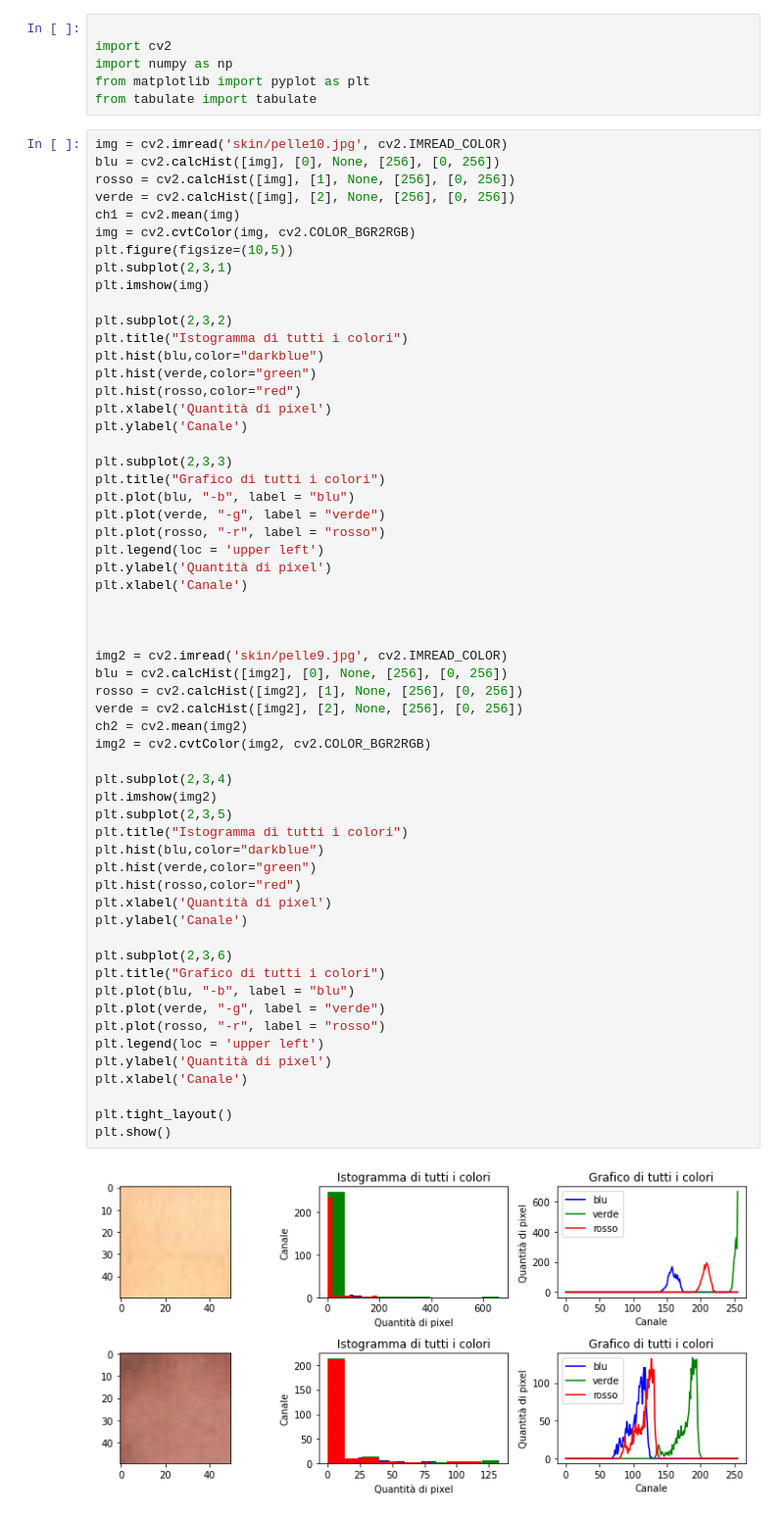
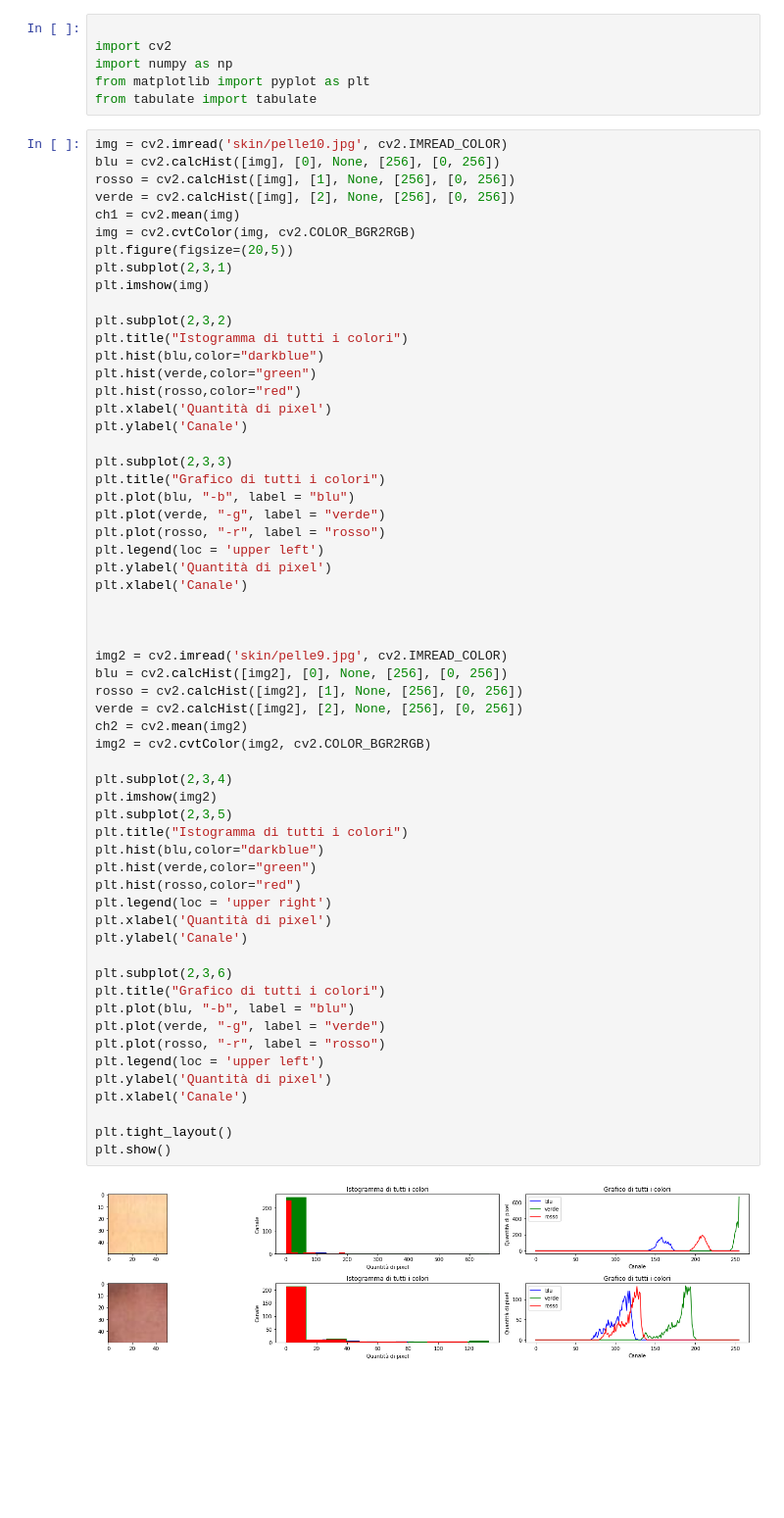
Before and after one commit to Wooler97/Skin-Detection, a Jupyter notebook: a.ipynb, the cells around one changed output. Shown: that part at 98% size. Saved outputs shown, nothing was run; the diff lists cells and outputs as text; blank space fills up the shorter version.

```diff
--- a/a.ipynb
+++ b/a.ipynb
@@ -11,7 +11,7 @@ rosso = cv2.calcHist([img], [1], None, [256], [0, 256])
 verde = cv2.calcHist([img], [2], None, [256], [0, 256])
 ch1 = cv2.mean(img)
 img = cv2.cvtColor(img, cv2.COLOR_BGR2RGB)
-plt.figure(figsize=(10,5))
+plt.figure(figsize=(20,5))
 plt.subplot(2,3,1)
 plt.imshow(img)
 
@@ -36,34 +36,35 @@ plt.xlabel('Canale')
 
 img2 = cv2.imread('skin/pelle9.jpg', cv2.IMREAD_COLOR)
 blu = cv2.calcHist([img2], [0], None, [256], [0, 256])
 rosso = cv2.calcHist([img2], [1], None, [256], [0, 256])
 verde = cv2.calcHist([img2], [2], None, [256], [0, 256])
 ch2 = cv2.mean(img2)
 img2 = cv2.cvtColor(img2, cv2.COLOR_BGR2RGB)
 
 plt.subplot(2,3,4)
 plt.imshow(img2)
 plt.subplot(2,3,5)
 plt.title("Istogramma di tutti i colori")
 plt.hist(blu,color="darkblue")
 plt.hist(verde,color="green")
 plt.hist(rosso,color="red")
+plt.legend(loc = 'upper right')
 plt.xlabel('Quantità di pixel')
 plt.ylabel('Canale')
 
 plt.subplot(2,3,6)
 plt.title("Grafico di tutti i colori")
 plt.plot(blu, "-b", label = "blu")
 plt.plot(verde, "-g", label = "verde")
 plt.plot(rosso, "-r", label = "rosso")
 plt.legend(loc = 'upper left')
 plt.ylabel('Quantità di pixel')
 plt.xlabel('Canale')
 
 plt.tight_layout()
 plt.show()
 # %% [output]
-[figure, old version]
+[figure, new version]
 # %%
 img3 = cv2.imread('skin/pelle8.jpg', cv2.IMREAD_COLOR)
 blu = cv2.calcHist([img3], [0], None, [256], [0, 256])
```
Also changed, not shown: parts of 10 cells of this notebook, 1 other file.
